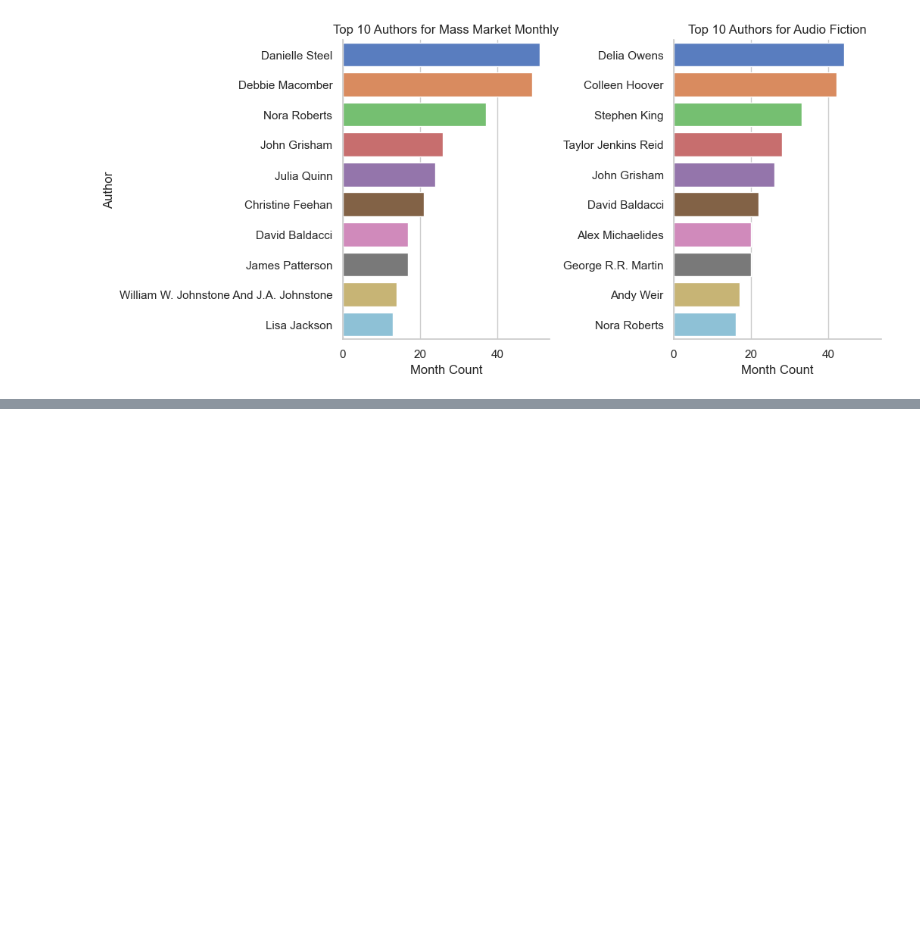
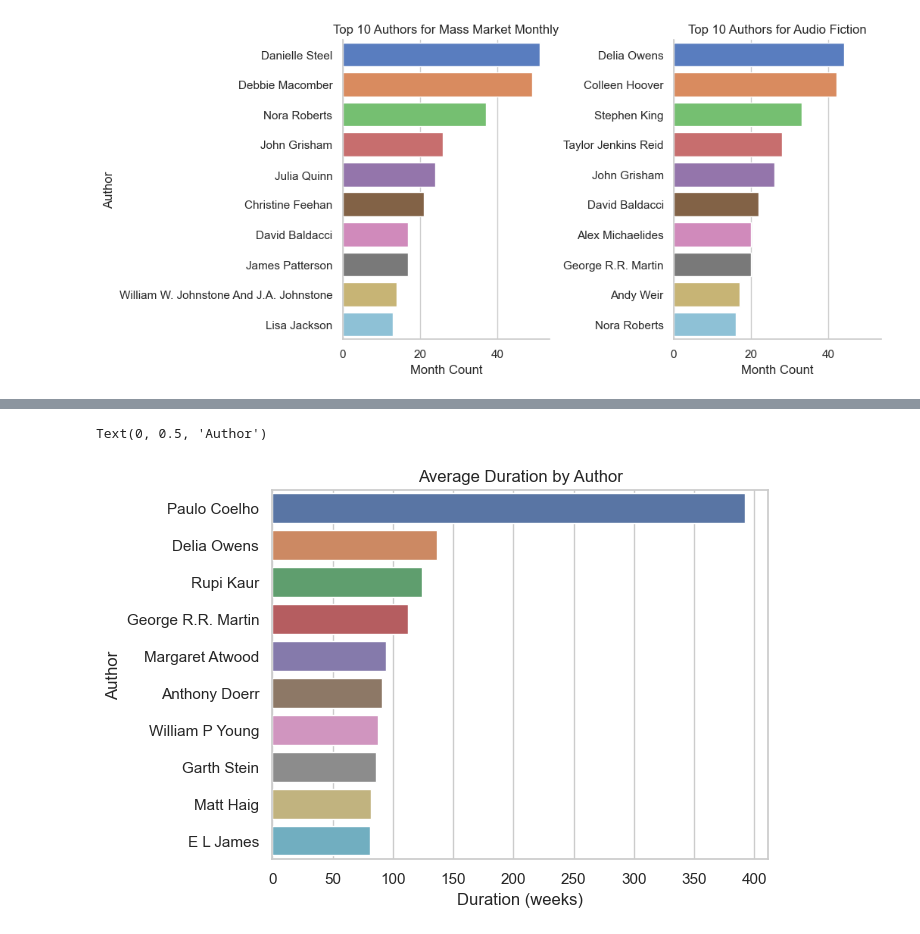
Before and after one commit to melaniewesson/bestseller_capstone, a Jupyter notebook: notebooks/bestsellers_analysis.ipynb, the cells around one changed output, grey strips where cells are left out. Drawn from its saved outputs; the diff is of its cells as text; code cells hidden in the pictures; blank space fills up the shorter version.

```diff
--- a/notebooks/bestsellers_analysis.ipynb
+++ b/notebooks/bestsellers_analysis.ipynb
@@ -422,0 +444,4 @@ Name: nyt_list, dtype: int64
+# %%
+#Find average week duration of each author
+avg_author_duration = full_merge.groupby('author')['max_weeks_on_list'].mean().sort_values(ascending=False)
+top10_avg_author_duration = avg_author_duration.head(10)
@@ -422,0 +452,10 @@ Name: nyt_list, dtype: int64
+# %%
+#create chart
+sns.barplot(x=top10_avg_author_duration.values, y=top10_avg_author_duration.index, orient='h')
+
+plt.title("Average Duration by Author")
+plt.xlabel('Duration (weeks)')
+plt.ylabel('Author')
+# %% [output]
+Text(0, 0.5, 'Author')
+[figure, added]
```
Also changed, not shown: parts of 23 cells of this notebook.
